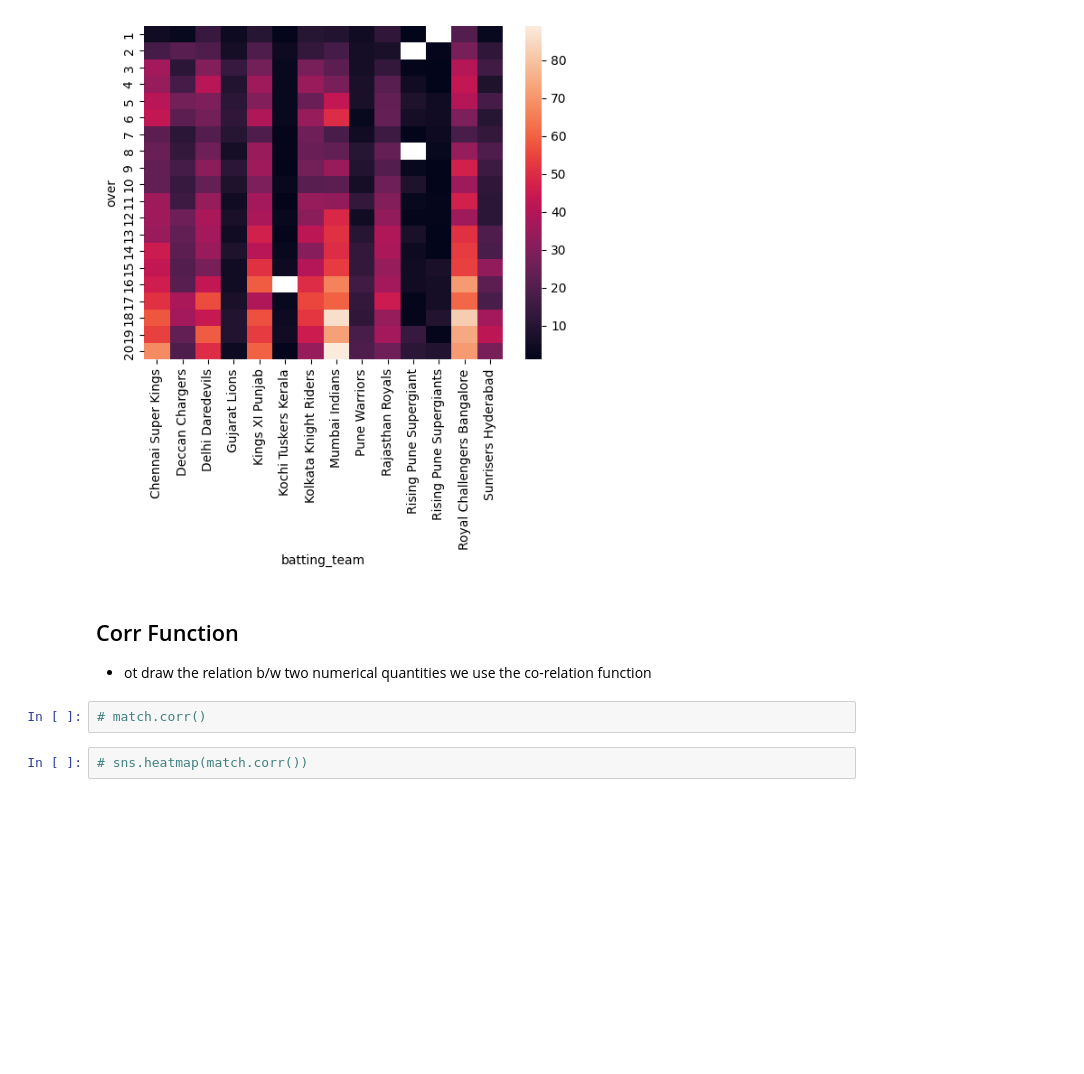
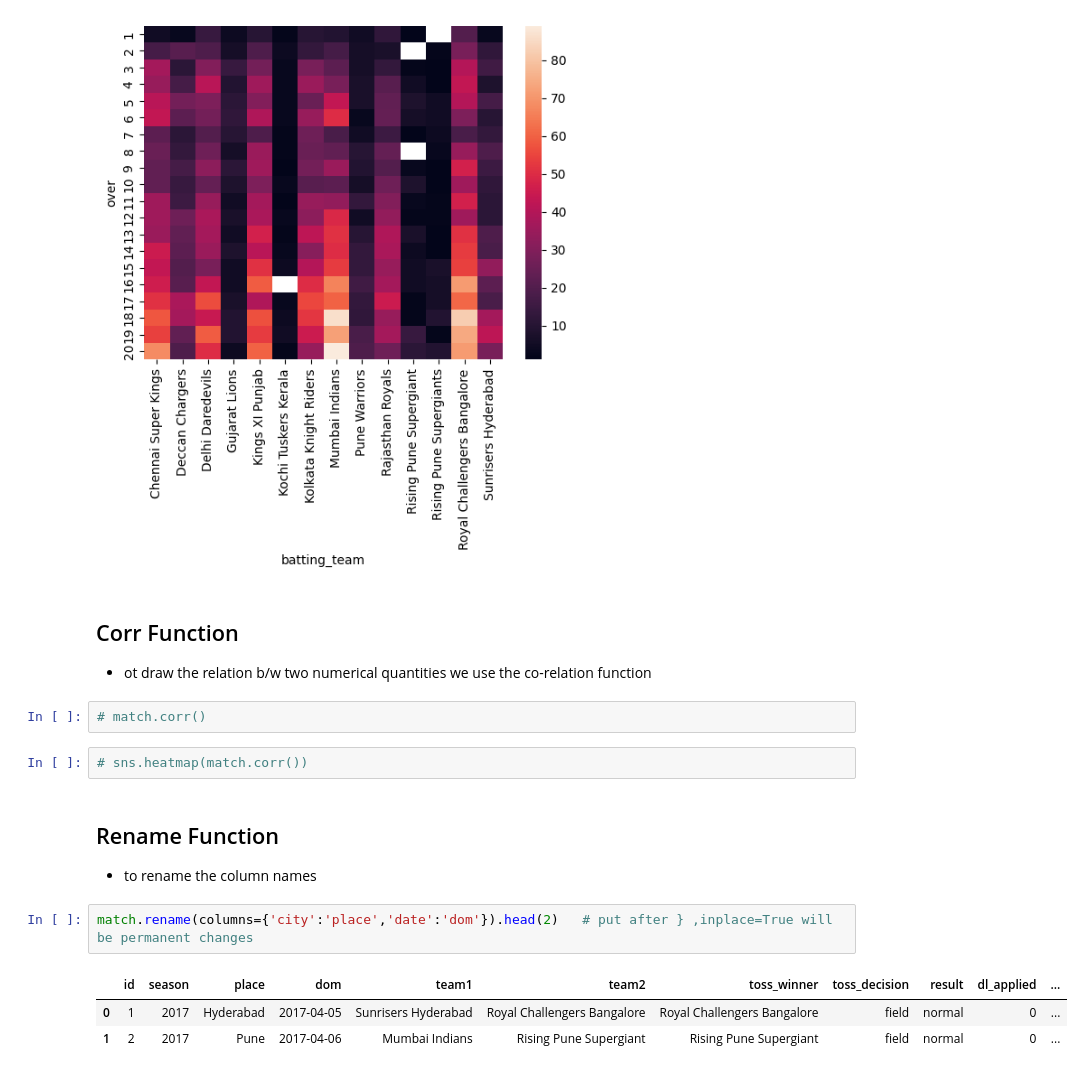
Before and after one commit to BilalWazir033/Ai-Lab, a Jupyter notebook: Ai Course by CampusX/Pandas/Pandas.ipynb, the cells around one changed output. Saved outputs shown, nothing was run; the diff lists cells and outputs as text; blank space fills up the shorter version.

Commit message:
rename function in pandas

```diff
--- a/Ai Course by CampusX/Pandas/Pandas.ipynb
+++ b/Ai Course by CampusX/Pandas/Pandas.ipynb
@@ -544,3 +544,12 @@ sns.heatmap(sixes)
 # match.corr()
 # %%
 # sns.heatmap(match.corr())
+# %% [markdown]
+## Rename Function
+- to rename the column names
+# %%
+match.rename(columns={'city':'place','date':'dom'}).head(2)   # put after } ,inplace=True will be permanent changes
+# %% [output]
+|  | id | season | place | dom | team1 | team2 | toss_winner | toss_decision | result | dl_applied | ... |
+| 0 | 1 | 2017 | Hyderabad | 2017-04-05 | Sunrisers Hyderabad | Royal Challengers Bangalore | Royal Challengers Bangalore | field | normal | 0 | ... |
+| 1 | 2 | 2017 | Pune | 2017-04-06 | Mumbai Indians | Rising Pune Supergiant | Rising Pune Supergiant | field | normal | 0 | ... |
```
